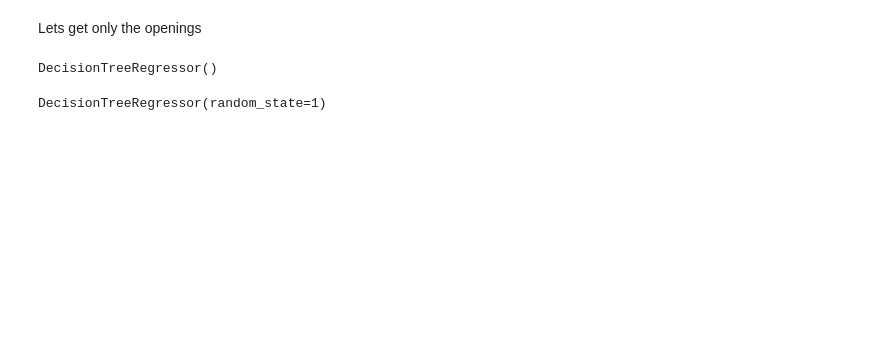
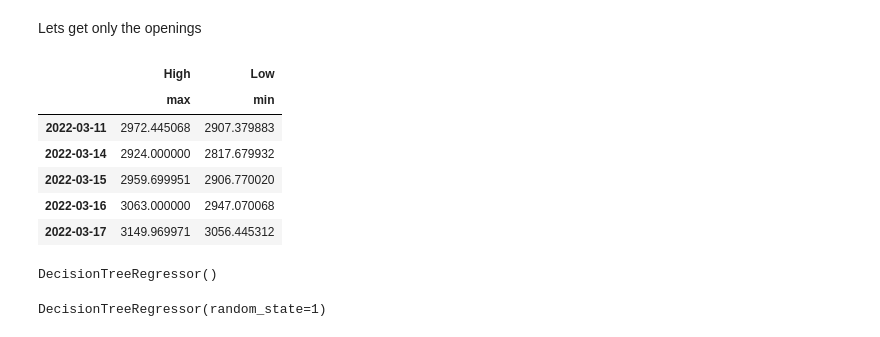
Before and after one commit to YBen1/Analyse_Flight_Data, a Jupyter notebook: DayTradeTree.ipynb, the cells around one changed output. Drawn from its saved outputs; the diff is of its cells as text; code cells hidden in the pictures; blank space fills up the shorter version.

```diff
--- a/DayTradeTree.ipynb
+++ b/DayTradeTree.ipynb
@@ -58,9 +58,18 @@ stock_opening = data.loc[data.index.hour == 9]
 stock_day = data.loc[data.index.hour!= 9]
 min_and_max = stock_day.groupby(stock_day.index.date).agg({'High': ['max'], 'Low' : ['min']})
 # %%
-y = stock_day.groupby(stock_day.index.date).agg({'High': ['max']})
+y = stock_day.groupby(stock_day.index.date).agg({'High': ['max'], 'Low': ['min']})
 feature_columns = ['Open', 'High','Low', 'Close' ,'Adj Close', 'Volume']
 X = stock_opening[feature_columns]
+y.tail()
+# %% [output]
+|  | High | Low |
+|  | max | min |
+| 2022-03-11 | 2972.445068 | 2907.379883 |
+| 2022-03-14 | 2924.000000 | 2817.679932 |
+| 2022-03-15 | 2959.699951 | 2906.770020 |
+| 2022-03-16 | 3063.000000 | 2947.070068 |
+| 2022-03-17 | 3149.969971 | 3056.445312 |
 # %%
 stock_model= DecisionTreeRegressor()
 # Fit Model
```
Also changed, not shown: parts of 11 cells of this notebook.
